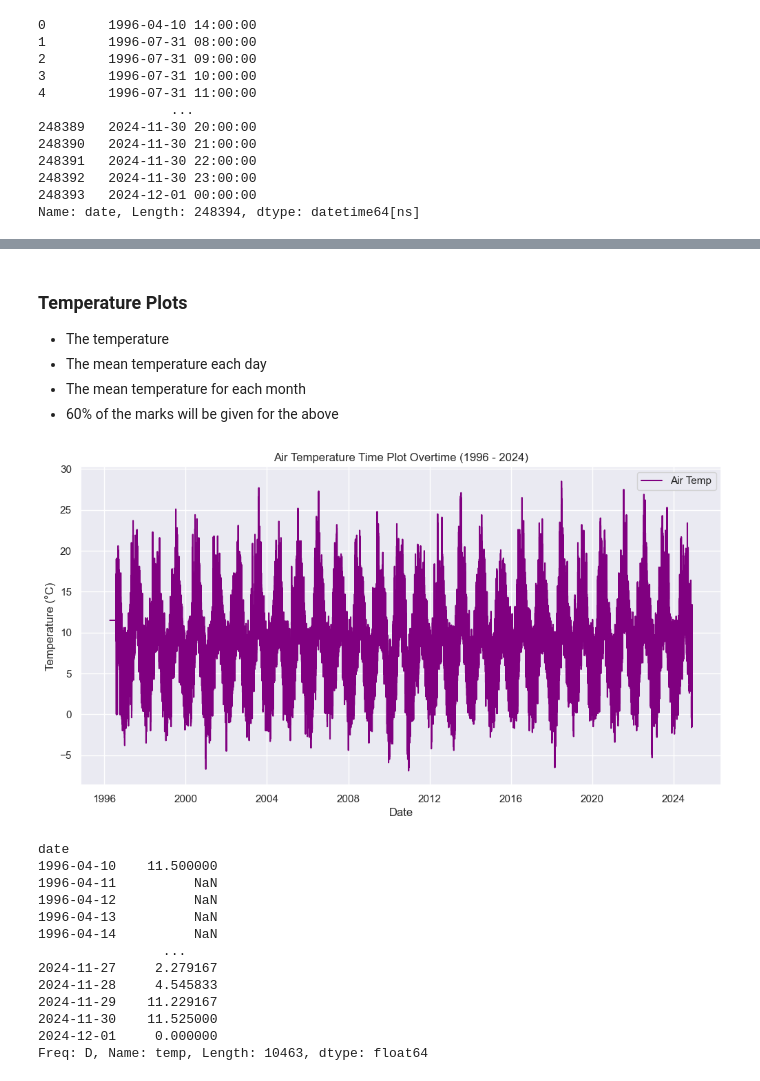
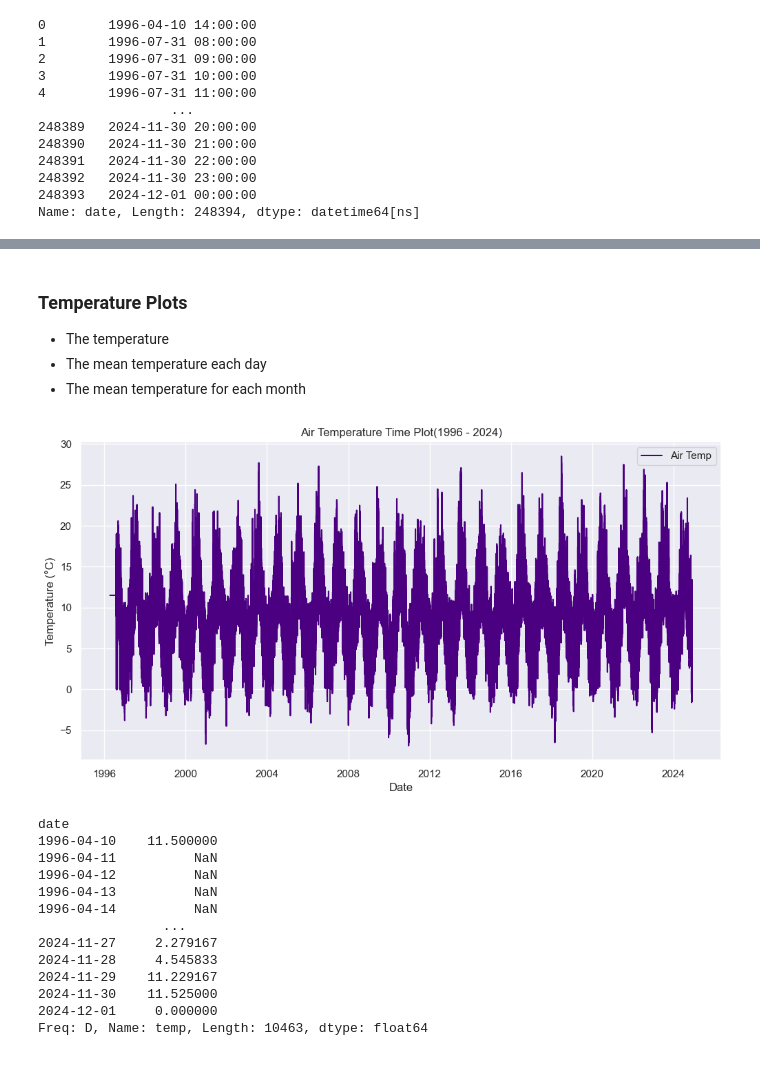
Before and after one commit to Gtalen/PFDA, a Jupyter notebook: pfda_assignment/assignment_6_weather.ipynb, the cells around one changed output, grey strips where cells are left out. Cells and saved outputs as stored; diff of their text form; code cells hidden in the pictures.

```diff
--- a/pfda_assignment/assignment_6_weather.ipynb
+++ b/pfda_assignment/assignment_6_weather.ipynb
@@ -282,18 +232,17 @@ df_clean
 - The temperature
 - The mean temperature each day
 - The mean temperature for each month
-- 60% of the marks will be given for the above
 # %%
 # Plotting the Air temperature in Celsius
 plt.figure(figsize=(12, 6))
-plt.plot(df_clean['temp'], label='Air Temp', color='purple')
-plt.title('Air Temperature Time Plot Overtime (1996 - 2024)')
+plt.plot(df_clean['temp'], label='Air Temp', color='indigo')
+plt.title('Air Temperature Time Plot(1996 - 2024)')
 plt.xlabel('Date')
 plt.ylabel('Temperature (°C)')
 plt.legend()
 plt.show()
 # %% [output]
-[figure, old version]
+[figure, new version]
 # %%
 # Using pandas timeseries resampling to get the daily mean temperature
 daily_mean_temp = df_clean['temp'].resample('D').mean()
```
Also changed, not shown: parts of 33 cells of this notebook, 1 other file.
